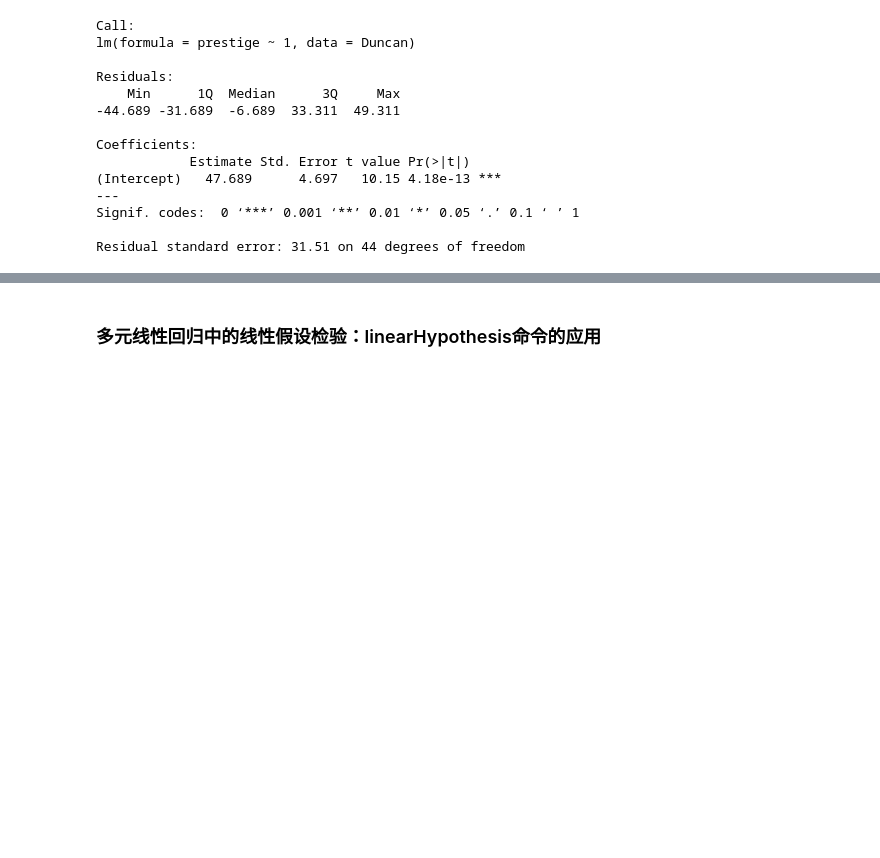
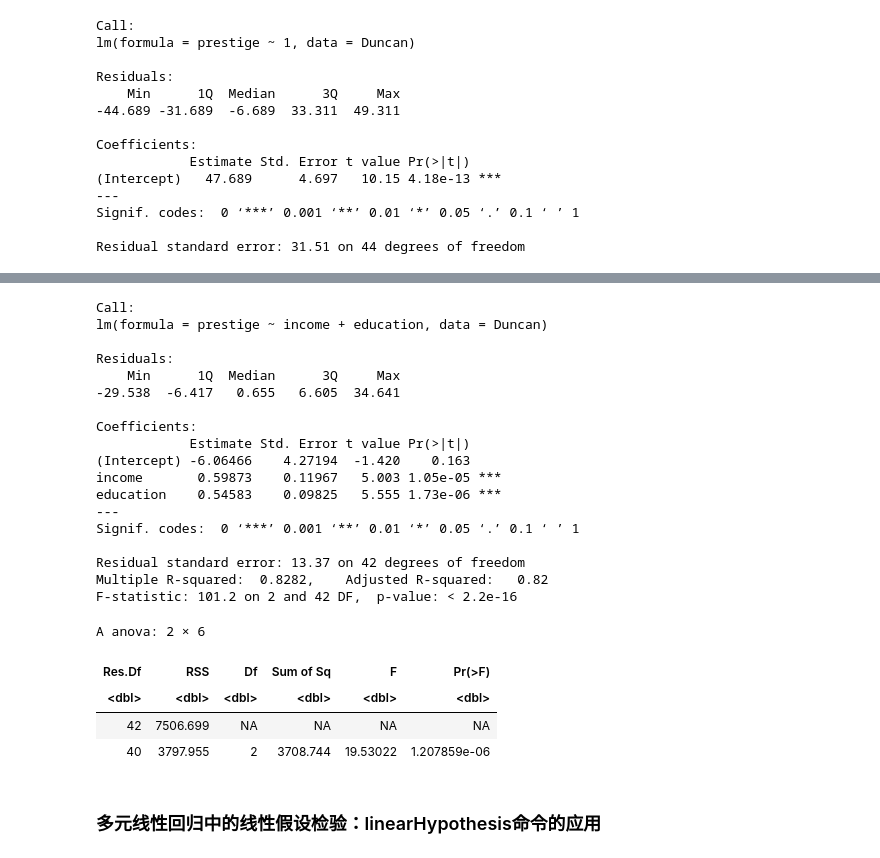
Before and after one commit to Ronggui/SOCI620004, a Jupyter notebook: Multiple regression I.ipynb, the cells around one changed output, grey strips where cells are left out. Saved outputs shown, nothing was run; the diff lists cells and outputs as text; code cells hidden in the pictures; blank space fills up the shorter version.

```diff
--- a/Multiple regression I.ipynb
+++ b/Multiple regression I.ipynb
@@ -59,5 +60,35 @@ anova(mod.duncan.0, mod.duncan)
 | 44 | 43687.644 | NA | NA | NA | NA |
 | 40 | 3797.955 | 4 | 39889.69 | 105.0294 | 1.170871e-20 |
+# %%
+mod.duncan.0 <- lm(prestige ~ income + education, data=Duncan)
+
+print(summary(mod.duncan.0))
+
+anova(mod.duncan.0, mod.duncan)
+# %% [output]
+Call:
+lm(formula = prestige ~ income + education, data = Duncan)
+
+Residuals:
+    Min      1Q  Median      3Q     Max
+-29.538  -6.417   0.655   6.605  34.641
+
+Coefficients:
+            Estimate Std. Error t value Pr(>|t|)
+(Intercept) -6.06466    4.27194  -1.420    0.163
+income       0.59873    0.11967   5.003 1.05e-05 ***
+education    0.54583    0.09825   5.555 1.73e-06 ***
+---
+Signif. codes:  0 ‘***’ 0.001 ‘**’ 0.01 ‘*’ 0.05 ‘.’ 0.1 ‘ ’ 1
+
+Residual standard error: 13.37 on 42 degrees of freedom
+Multiple R-squared:  0.8282,    Adjusted R-squared:   0.82
+F-statistic: 101.2 on 2 and 42 DF,  p-value: < 2.2e-16
+A anova: 2 × 6
+| Res.Df | RSS | Df | Sum of Sq | F | Pr(>F) |
+| <dbl> | <dbl> | <dbl> | <dbl> | <dbl> | <dbl> |
+| 42 | 7506.699 | NA | NA | NA | NA |
+| 40 | 3797.955 | 2 | 3708.744 | 19.53022 | 1.207859e-06 |
 # %% [markdown]
 ### 多元线性回归中的线性假设检验：linearHypothesis命令的应用
 # %%
```
Also changed, not shown: parts of 2 cells of this notebook, 9 other files.
